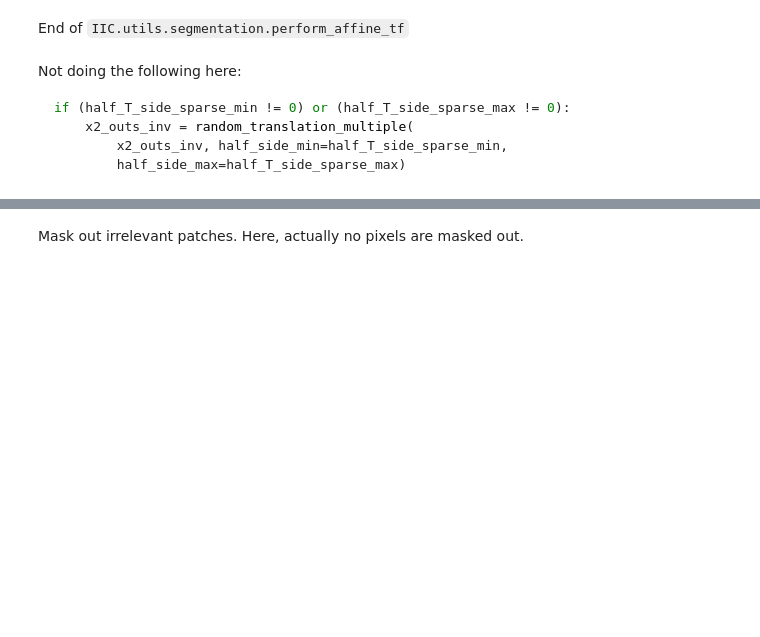
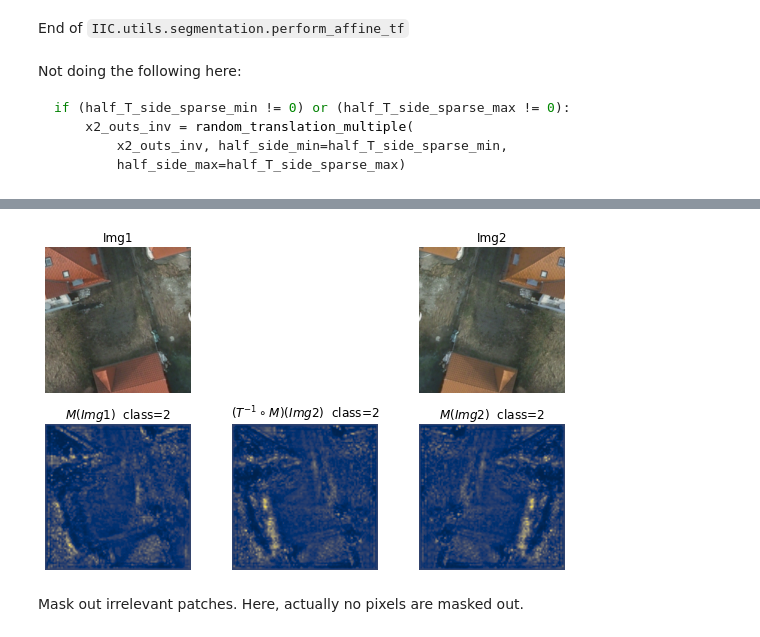
Before and after one commit to qAp/IIC, a Jupyter notebook: nbs/05b_segmentation_loss.ipynb, the cells around one changed output, grey strips where cells are left out. Saved outputs shown, nothing was run; the diff lists cells and outputs as text; code cells hidden in the pictures; blank space fills up the shorter version.

```diff
--- a/nbs/05b_segmentation_loss.ipynb
+++ b/nbs/05b_segmentation_loss.ipynb
@@ -524,3 +532,29 @@ if (half_T_side_sparse_min != 0) or (half_T_side_sparse_max != 0):
+# %%
+def plt_imgs_masks(i_img, i_c,
+                   img1, img2, x1_outs, x2_outs, x2_outs_inv):
+    '''
+    Plot image 1 and image 2.
+    Then plot output of model on image 1, on image 2
+    and it in image 1's frame.
+    '''
+    fig, axs = plt.subplots(nrows=2, ncols=3, figsize=(8, 5))
+    for ax in axs.ravel(): ax.axis('off')
+    axs[0,0].imshow(img1[i_img,:3].permute(1, 2, 0))
+    axs[0,0].set_title('Img1')
+    axs[0,2].imshow(img2[i_img,:3].permute(1, 2, 0))
+    axs[0,2].set_title('Img2')
+    axs[1,0].imshow(x1_outs[i_img,i_c].detach().numpy(), cmap='cividis')
+    axs[1,0].set_title('$M(Img1)$' + f'  class={i_c}')
+    axs[1,1].imshow(x2_outs_inv[i_img,i_c].detach().numpy(), cmap='cividis')
+    axs[1,1].set_title('$(T^{-1} \circ M)(Img2)$' + f'  class={i_c}')
+    axs[1,2].imshow(x2_outs[i_img,i_c].detach().numpy(), cmap='cividis')
+    axs[1,2].set_title('$M(Img2)$' + f'  class={i_c}')
+    plt.tight_layout()
+    return fig, axs
+
+fig, axs = plt_imgs_masks(11, 2, img1, img2, x1_outs, x2_outs, x2_outs_inv)
+# %% [output]
+[figure, added]
 # %% [markdown]
 Mask out irrelevant patches.  Here, actually no pixels are masked out.
 # %%
```
Also changed, not shown: parts of 17 cells of this notebook.
